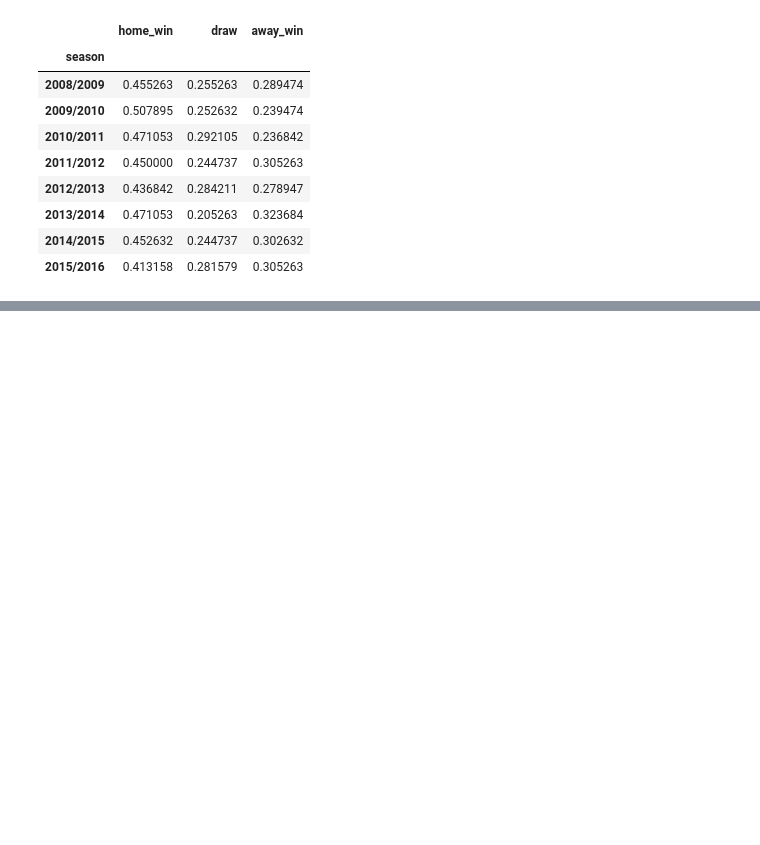
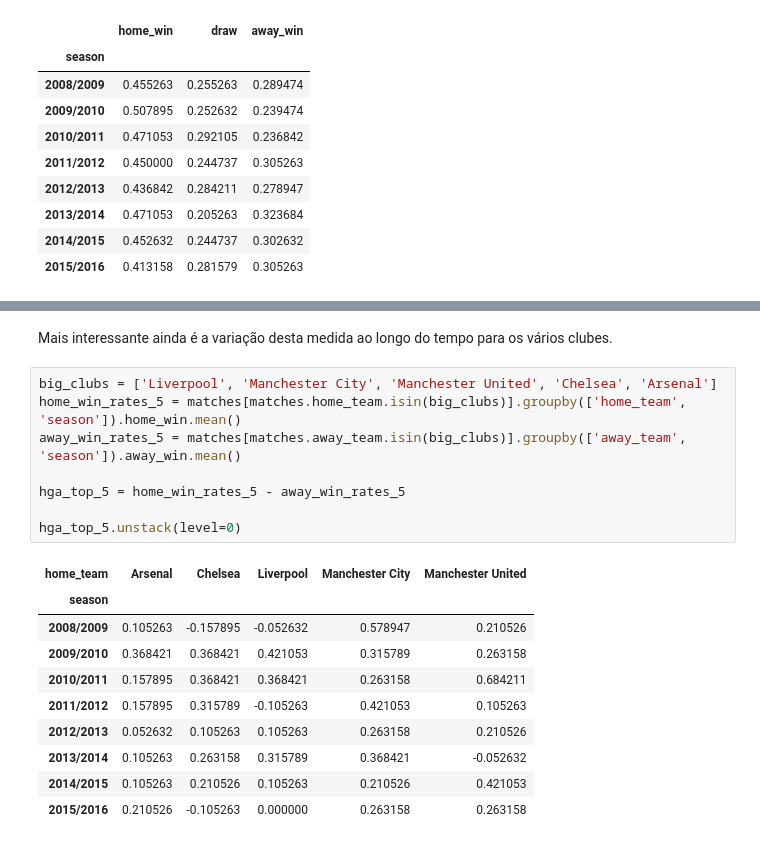
Before and after one commit to andremmori/IART-Project2, a Jupyter notebook: SoccerRegression.ipynb, the cells around one changed output, grey strips where cells are left out. Cells and saved outputs as stored; diff of their text form; blank space fills up the shorter version.

```diff
--- a/SoccerRegression.ipynb
+++ b/SoccerRegression.ipynb
@@ -120,0 +117,21 @@ df.head()
+# %% [markdown]
+Mais interessante ainda é a variação desta medida ao longo do tempo para os vários clubes.
+# %%
+big_clubs = ['Liverpool', 'Manchester City', 'Manchester United', 'Chelsea', 'Arsenal']
+home_win_rates_5 = matches[matches.home_team.isin(big_clubs)].groupby(['home_team', 'season']).home_win.mean()
+away_win_rates_5 = matches[matches.away_team.isin(big_clubs)].groupby(['away_team', 'season']).away_win.mean()
+
+hga_top_5 = home_win_rates_5 - away_win_rates_5
+
+hga_top_5.unstack(level=0)
+# %% [output]
+| home_team | Arsenal | Chelsea | Liverpool | Manchester City | Manchester United |
+| season |  |  |  |  |  |
+| 2008/2009 | 0.105263 | -0.157895 | -0.052632 | 0.578947 | 0.210526 |
+| 2009/2010 | 0.368421 | 0.368421 | 0.421053 | 0.315789 | 0.263158 |
+| 2010/2011 | 0.157895 | 0.368421 | 0.368421 | 0.263158 | 0.684211 |
+| 2011/2012 | 0.157895 | 0.315789 | -0.105263 | 0.421053 | 0.105263 |
+| 2012/2013 | 0.052632 | 0.105263 | 0.105263 | 0.263158 | 0.210526 |
+| 2013/2014 | 0.105263 | 0.263158 | 0.315789 | 0.368421 | -0.052632 |
+| 2014/2015 | 0.105263 | 0.210526 | 0.105263 | 0.210526 | 0.421053 |
+| 2015/2016 | 0.210526 | -0.105263 | 0.000000 | 0.263158 | 0.263158 |
```
Also changed, not shown: parts of 12 cells of this notebook.
